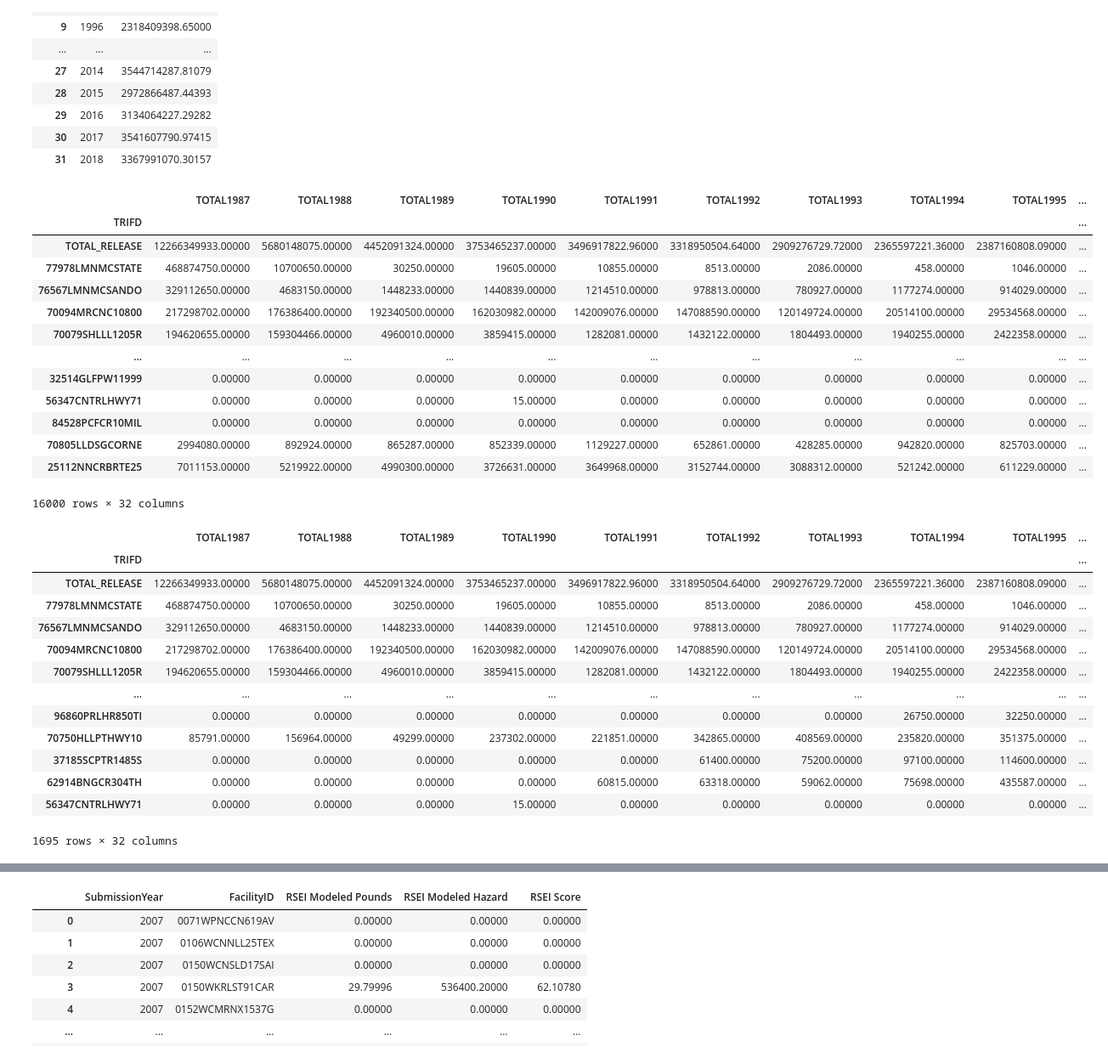
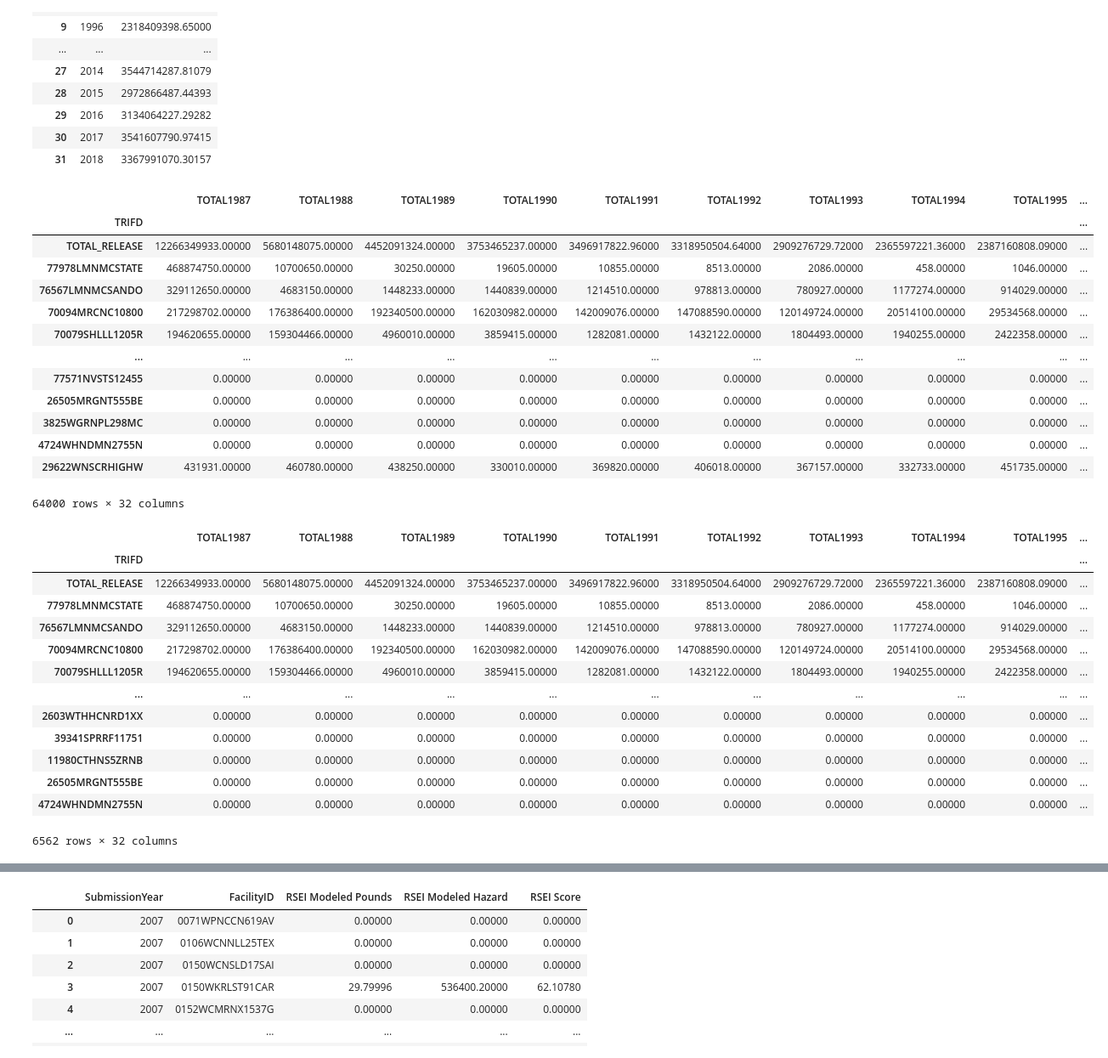
Before and after one commit to EileenGrady/us-industrial-pollution, a Jupyter notebook: notebooks/all-years-tri.ipynb, the cells around one changed output, grey strips where cells are left out. Shown: that part at 85% size. Drawn from its saved outputs; the diff is of its cells as text; code cells hidden in the pictures.

```diff
--- a/notebooks/all-years-tri.ipynb
+++ b/notebooks/all-years-tri.ipynb
@@ -382,34 +382,34 @@ yearTotal.to_csv('../data/year-totals.csv', index=False)
 # %%
 # now find top values for each column
 # declare empty dataframe to hold top ordered rows
 topRows = pd.DataFrame()
 
 # create list of column names
 columns = list(amountsUnstacked.columns)
 
 # loop through each column
 # finding the 100 largest values in each
 # and appending to empty topRows dataframe
 for column in columns:
-    topValues = amountsUnstacked.nlargest(500, column)
+    topValues = amountsUnstacked.nlargest(2000, column)
     topRows = topRows.append(topValues)
 
 topRows
 # %% [output]
 |  | TOTAL1987 | TOTAL1988 | TOTAL1989 | TOTAL1990 | TOTAL1991 | TOTAL1992 | TOTAL1993 | TOTAL1994 | TOTAL1995 | ... |
 | TRIFD |  |  |  |  |  |  |  |  |  | ... |
 | TOTAL_RELEASE | 12266349933.00000 | 5680148075.00000 | 4452091324.00000 | 3753465237.00000 | 3496917822.96000 | 3318950504.64000 | 2909276729.72000 | 2365597221.36000 | 2387160808.09000 | ... |
 | 77978LMNMCSTATE | 468874750.00000 | 10700650.00000 | 30250.00000 | 19605.00000 | 10855.00000 | 8513.00000 | 2086.00000 | 458.00000 | 1046.00000 | ... |
 | 76567LMNMCSANDO | 329112650.00000 | 4683150.00000 | 1448233.00000 | 1440839.00000 | 1214510.00000 | 978813.00000 | 780927.00000 | 1177274.00000 | 914029.00000 | ... |
 | 70094MRCNC10800 | 217298702.00000 | 176386400.00000 | 192340500.00000 | 162030982.00000 | 142009076.00000 | 147088590.00000 | 120149724.00000 | 20514100.00000 | 29534568.00000 | ... |
 | 70079SHLLL1205R | 194620655.00000 | 159304466.00000 | 4960010.00000 | 3859415.00000 | 1282081.00000 | 1432122.00000 | 1804493.00000 | 1940255.00000 | 2422358.00000 | ... |
 | ... | ... | ... | ... | ... | ... | ... | ... | ... | ... | ... |
-| 32514GLFPW11999 | 0.00000 | 0.00000 | 0.00000 | 0.00000 | 0.00000 | 0.00000 | 0.00000 | 0.00000 | 0.00000 | ... |
-| 56347CNTRLHWY71 | 0.00000 | 0.00000 | 0.00000 | 15.00000 | 0.00000 | 0.00000 | 0.00000 | 0.00000 | 0.00000 | ... |
-| 84528PCFCR10MIL | 0.00000 | 0.00000 | 0.00000 | 0.00000 | 0.00000 | 0.00000 | 0.00000 | 0.00000 | 0.00000 | ... |
-| 70805LLDSGCORNE | 2994080.00000 | 892924.00000 | 865287.00000 | 852339.00000 | 1129227.00000 | 652861.00000 | 428285.00000 | 942820.00000 | 825703.00000 | ... |
-| 25112NNCRBRTE25 | 7011153.00000 | 5219922.00000 | 4990300.00000 | 3726631.00000 | 3649968.00000 | 3152744.00000 | 3088312.00000 | 521242.00000 | 611229.00000 | ... |
+| 77571NVSTS12455 | 0.00000 | 0.00000 | 0.00000 | 0.00000 | 0.00000 | 0.00000 | 0.00000 | 0.00000 | 0.00000 | ... |
+| 26505MRGNT555BE | 0.00000 | 0.00000 | 0.00000 | 0.00000 | 0.00000 | 0.00000 | 0.00000 | 0.00000 | 0.00000 | ... |
+| 3825WGRNPL298MC | 0.00000 | 0.00000 | 0.00000 | 0.00000 | 0.00000 | 0.00000 | 0.00000 | 0.00000 | 0.00000 | ... |
+| 4724WHNDMN2755N | 0.00000 | 0.00000 | 0.00000 | 0.00000 | 0.00000 | 0.00000 | 0.00000 | 0.00000 | 0.00000 | ... |
+| 29622WNSCRHIGHW | 431931.00000 | 460780.00000 | 438250.00000 | 330010.00000 | 369820.00000 | 406018.00000 | 367157.00000 | 332733.00000 | 451735.00000 | ... |
-16000 rows × 32 columns
+64000 rows × 32 columns
 # %%
 topRows = topRows.drop_duplicates()
 topRows
@@ -422,12 +422,12 @@ topRows
 | 70094MRCNC10800 | 217298702.00000 | 176386400.00000 | 192340500.00000 | 162030982.00000 | 142009076.00000 | 147088590.00000 | 120149724.00000 | 20514100.00000 | 29534568.00000 | ... |
 | 70079SHLLL1205R | 194620655.00000 | 159304466.00000 | 4960010.00000 | 3859415.00000 | 1282081.00000 | 1432122.00000 | 1804493.00000 | 1940255.00000 | 2422358.00000 | ... |
 | ... | ... | ... | ... | ... | ... | ... | ... | ... | ... | ... |
-| 96860PRLHR850TI | 0.00000 | 0.00000 | 0.00000 | 0.00000 | 0.00000 | 0.00000 | 0.00000 | 26750.00000 | 32250.00000 | ... |
-| 70750HLLPTHWY10 | 85791.00000 | 156964.00000 | 49299.00000 | 237302.00000 | 221851.00000 | 342865.00000 | 408569.00000 | 235820.00000 | 351375.00000 | ... |
-| 37185SCPTR1485S | 0.00000 | 0.00000 | 0.00000 | 0.00000 | 0.00000 | 61400.00000 | 75200.00000 | 97100.00000 | 114600.00000 | ... |
-| 62914BNGCR304TH | 0.00000 | 0.00000 | 0.00000 | 0.00000 | 60815.00000 | 63318.00000 | 59062.00000 | 75698.00000 | 435587.00000 | ... |
-| 56347CNTRLHWY71 | 0.00000 | 0.00000 | 0.00000 | 15.00000 | 0.00000 | 0.00000 | 0.00000 | 0.00000 | 0.00000 | ... |
+| 2603WTHHCNRD1XX | 0.00000 | 0.00000 | 0.00000 | 0.00000 | 0.00000 | 0.00000 | 0.00000 | 0.00000 | 0.00000 | ... |
+| 39341SPRRF11751 | 0.00000 | 0.00000 | 0.00000 | 0.00000 | 0.00000 | 0.00000 | 0.00000 | 0.00000 | 0.00000 | ... |
+| 11980CTHNS5ZRNB | 0.00000 | 0.00000 | 0.00000 | 0.00000 | 0.00000 | 0.00000 | 0.00000 | 0.00000 | 0.00000 | ... |
+| 26505MRGNT555BE | 0.00000 | 0.00000 | 0.00000 | 0.00000 | 0.00000 | 0.00000 | 0.00000 | 0.00000 | 0.00000 | ... |
+| 4724WHNDMN2755N | 0.00000 | 0.00000 | 0.00000 | 0.00000 | 0.00000 | 0.00000 | 0.00000 | 0.00000 | 0.00000 | ... |
-1695 rows × 32 columns
+6562 rows × 32 columns
 # %%
 # merge topRows dataframe to reduced dataframe with one record per facility, with lat/long values
 merged = all_tri.merge(topRows, on='TRIFD')
```
Also changed, not shown: parts of 2 cells of this notebook, 3 other files.
